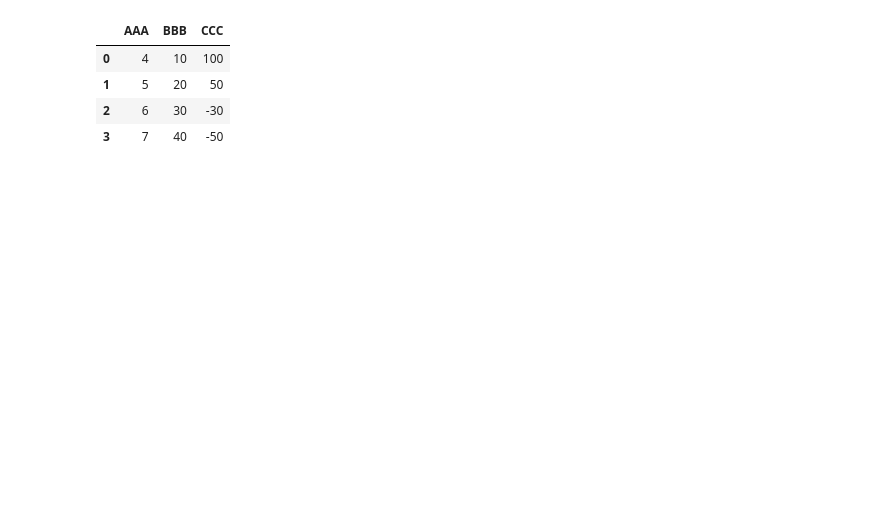
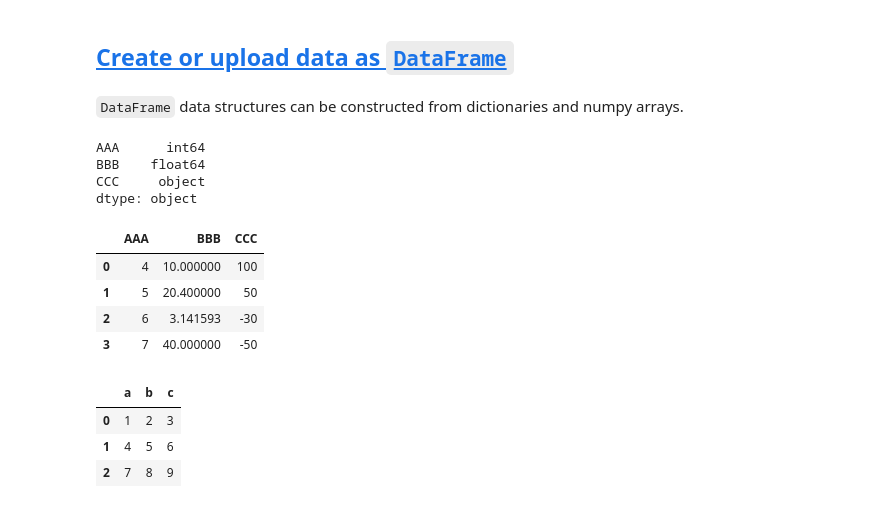
Before and after one commit to t-padma/learning_python, a Jupyter notebook: basic-python/pandas.ipynb, the cells around one changed output. Cells and saved outputs as stored; diff of their text form; code cells hidden in the pictures; blank space fills up the shorter version.

```diff
--- a/basic-python/pandas.ipynb
+++ b/basic-python/pandas.ipynb
@@ -5,13 +26,34 @@ import pandas as pd
 import numpy as np
+# %% [markdown]
+## <a id='toc1_1_'></a>[Create or upload data as `DataFrame`](#toc0_)
+# %% [markdown]
+`DataFrame` data structures can be constructed from dictionaries and numpy arrays.
 # %%
+# creating dataframes from dictionaries
 df = pd.DataFrame(
-    {"AAA": [4, 5, 6, 7], "BBB": [10, 20, 30, 40], "CCC": [100, 50, -30, -50]}
+    {"AAA": [4, 5, 6, 7], "BBB": [10.00, 20.4, math.pi, 40], "CCC": ["100","50", -30, -50]}
 )
 
+# default int and float type os int64, float 64 resp
+print(df.dtypes)
 df
 # %% [output]
+AAA      int64
+BBB    float64
+CCC     object
+dtype: object
 |  | AAA | BBB | CCC |
-| 0 | 4 | 10 | 100 |
-| 1 | 5 | 20 | 50 |
-| 2 | 6 | 30 | -30 |
-| 3 | 7 | 40 | -50 |
+| 0 | 4 | 10.000000 | 100 |
+| 1 | 5 | 20.400000 | 50 |
+| 2 | 6 | 3.141593 | -30 |
+| 3 | 7 | 40.000000 | -50 |
+# %%
+# constructing DataFrames from np arrays
+arr = np.array([[1, 2, 3], [4, 5, 6], [7, 8, 9]])
+df2 = pd.DataFrame(arr, columns=['a', 'b', 'c'])
+df2
+# %% [output]
+|  | a | b | c |
+| 0 | 1 | 2 | 3 |
+| 1 | 4 | 5 | 6 |
+| 2 | 7 | 8 | 9 |
```
Also changed, not shown: parts of 34 cells of this notebook, 4 other files.
